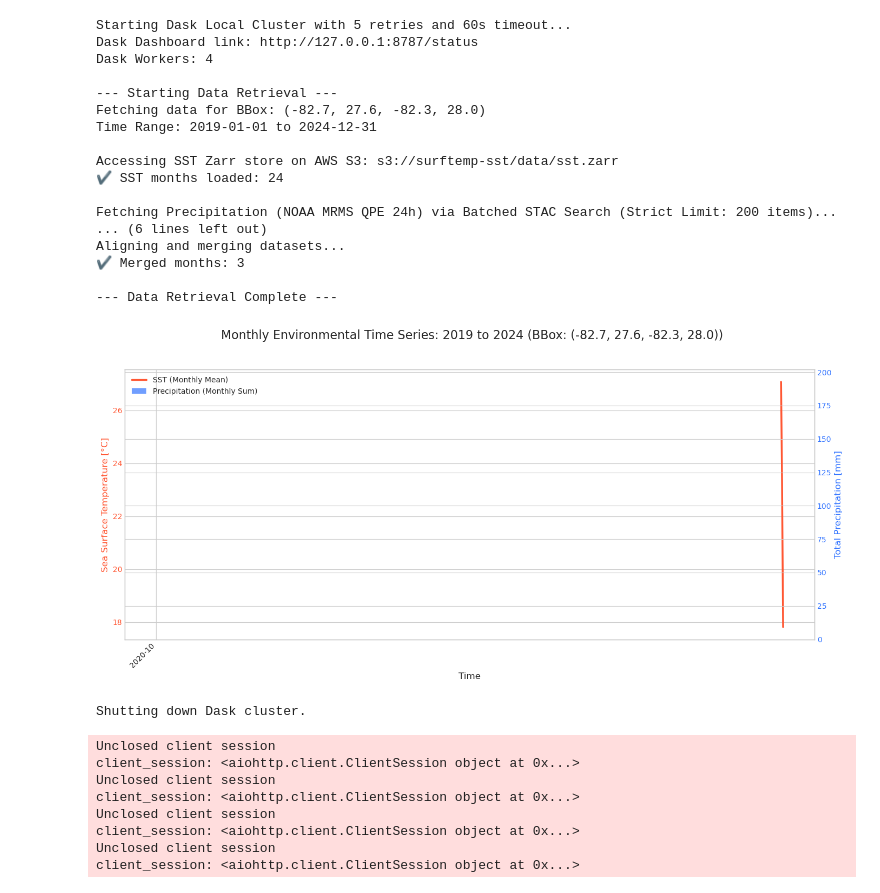
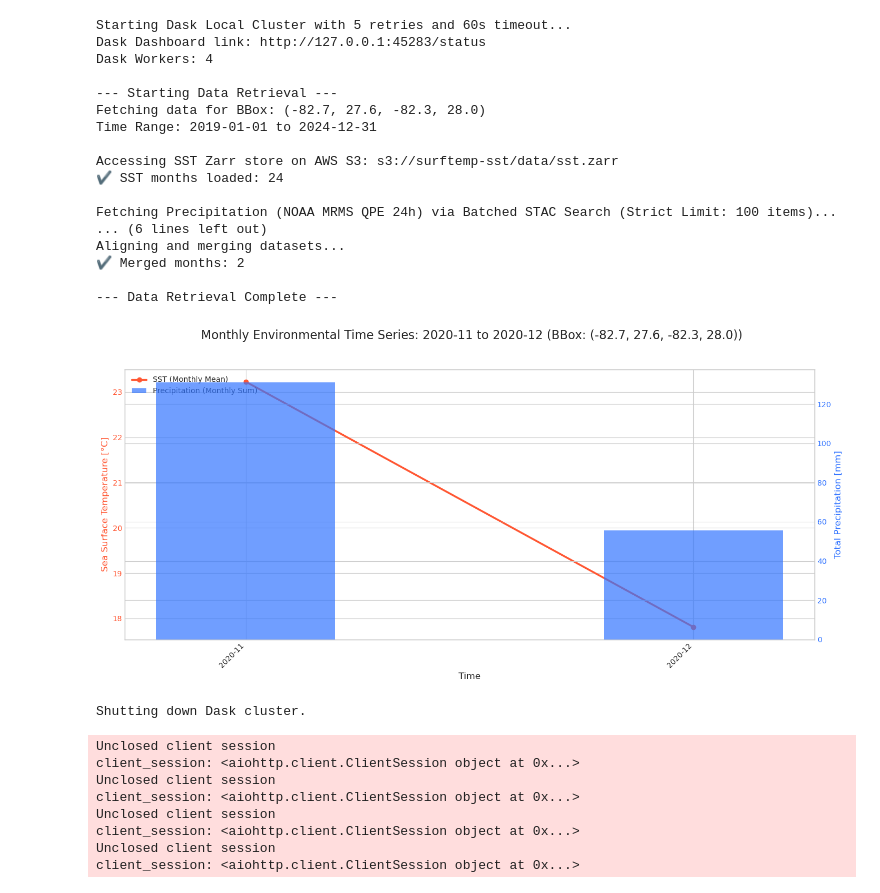
Before and after one commit to Gracey0201/tampa-bay-water-quality, a Jupyter notebook: Notebook.ipynb, the cells around one changed output. Cells and saved outputs as stored; diff of their text form; code cells hidden in the pictures.

```diff
--- a/Notebook.ipynb
+++ b/Notebook.ipynb
@@ -12,7 +12,7 @@ env = environmental_variables(
 )
 # %%
 # ======================================================================
-# BLOCK 1: Setup, Dask Initialization, and Data Retrieval (Modular Limit)
+# BLOCK 1: Setup, Dask Initialization, and Data Retrieval (Modular Limit 100)
 # ======================================================================
 
 # 1. Imports
@@ -23,7 +23,7 @@ from dask.distributed import Client, LocalCluster, config
 import warnings
 import atexit
 
-# Make sure your env_function.py is updated!
+# Make sure your env_function.py is the modular version!
 from env_function import environmental_variables
 
 # Suppress warnings
@@ -64,8 +64,8 @@ bbox_new = (-82.7, 27.6, -82.3, 28.0)
 start_date = "2019-01-01"
 end_date = "2024-12-31"
 
-# --- FIX: Define the item limit here in the notebook ---
-PRECIP_ITEM_LIMIT = 200
+# --- FIX: Define the item limit here in the notebook (REDUCED TO 100) ---
+PRECIP_ITEM_LIMIT = 100
 
 # ----------------------------------------------------------------------
 # 4. Call the Environmental Data Function and Load Data
@@ -85,7 +85,7 @@ if client:
         start_date,
         end_date,
         variables=["sst", "precip"],
-        max_items=PRECIP_ITEM_LIMIT # <--- Passing the limit here
+        max_items=PRECIP_ITEM_LIMIT # <--- Passing the reduced limit here
     )
 
     sst_ts = env_data.get("sst")
@@ -96,7 +96,7 @@ else:
     print("\nSkipping data retrieval because Dask client failed to start.")
 # %% [output]
 Starting Dask Local Cluster with 5 retries and 60s timeout...
-Dask Dashboard link: http://127.0.0.1:8787/status
+Dask Dashboard link: http://127.0.0.1:45283/status
 Dask Workers: 4
 
 --- Starting Data Retrieval ---
@@ -106,15 +106,15 @@ Time Range: 2019-01-01 to 2024-12-31
 Accessing SST Zarr store on AWS S3: s3://surftemp-sst/data/sst.zarr
 ✔ SST months loaded: 24
 
-Fetching Precipitation (NOAA MRMS QPE 24h) via Batched STAC Search (Strict Limit: 200 items)...
+Fetching Precipitation (NOAA MRMS QPE 24h) via Batched STAC Search (Strict Limit: 100 items)...
 ... (6 lines left out)
 Aligning and merging datasets...
-✔ Merged months: 3
+✔ Merged months: 2
 
 --- Data Retrieval Complete ---
 # %%
 # ======================================================================
-# BLOCK 2: Plotting and Dask Cleanup (FIXED)
+# BLOCK 2: Plotting and Dask Cleanup (SIMPLIFIED X-AXIS FIX)
 # ======================================================================
 
 # Note: This block relies on 'sst_ts', 'precip_ts', and 'client' from Block 1.
@@ -126,81 +126,76 @@ Aligning and merging datasets...
 if sst_ts is not None and precip_ts is not None:
     plt.style.use('seaborn-v0_8-whitegrid')
 
+    # 1. Create the figure and main axis (ax1)
     fig, ax1 = plt.subplots(figsize=(14, 7))
-    # Using the date variables from Block 1
-    fig.suptitle(f'Monthly Environmental Time Series: {start_date[:4]} to {end_date[:4]} (BBox: {bbox_new})', fontsize=16)
 
-    # --- Plot SST on the primary Y-axis (ax1) ---
-    sst_ts.plot(ax=ax1, color='#FF5733', linewidth=2.5, label='SST (Monthly Mean)')
+    # Use the 'merged months' size for the title range
+    time_start = sst_ts.time.min().dt.strftime('%Y-%m').item()
+    time_end = sst_ts.time.max().dt.strftime('%Y-%m').item()
+
+    fig.suptitle(
+        f'Monthly Environmental Time Series: {time_start} to {time_end} (BBox: {bbox_new})',
+        fontsize=16
+    )
+
+    # 2. Plot SST on the primary Y-axis (ax1)
+    # Convert time to datetime objects for reliable plotting
+    time_points = sst_ts.time.dt.strftime('%Y-%m').to_numpy()
+
+    ax1.plot(time_points, sst_ts.to_numpy(), color='#FF5733', linewidth=2.5, marker='o', label='SST (Monthly Mean)', zorder=2)
     ax1.set_ylabel('Sea Surface Temperature [°C]', color='#FF5733', fontsize=12)
     ax1.tick_params(axis='y', labelcolor='#FF5733')
     ax1.set_xlabel('Time', fontsize=12)
     ax1.set_title('')
 
-    # --- Plot Precipitation on the secondary Y-axis (ax2) ---
+    # 3. Plot Precipitation on the secondary Y-axis (ax2)
     ax2 = ax1.twinx()
 
-    # *** FIX HERE: Using Matplotlib's ax2.bar instead of Xarray's precip_ts.plot.bar ***
-    # 1. Get the monthly indices for bar placement
-    x_indices = range(len(precip_ts.time.to_numpy()))
-
-    # 2. Plot the data using the bar function
+    # Use the same time points for alignment, but plot as a bar chart
     bar_plot = ax2.bar(
-        x_indices,
-        precip_ts.to_numpy(), # Use the raw numpy data for Matplotlib
-        width=0.8,
+        time_points,
+        precip_ts.to_numpy(),
+        width=0.4, # Adjusted width to clearly show discrete bars
         color='#3375FF',
         alpha=0.7,
         label='Precipitation (Monthly Sum)',
-        zorder=0 # Ensure bars are behind the line plot
+        zorder=1
     )
-    # *** END FIX ***
 
     ax2.set_ylabel('Total Precipitation [mm]', color='#3375FF', fontsize=12)
     ax2.tick_params(axis='y', labelcolor='#3375FF')
 
-    # --- Formatting the X-Axis ---
-    # Use the SST index for consistent ticks (since they are aligned via join="inner")
-    time_index = sst_ts.time.dt.strftime('%Y-%m').to_numpy()
+    # 4. Format the X-Axis
+    # Force the X-axis to display all labels, centered on the bar/point
+    ax1.set_xticks(time_points)
+    ax1.set_xticklabels(time_points, rotation=45, ha='right', fontsize=10)
 
-    # Set bar locations as ticks, then label them every 6th month
-    ax1.set_xticks(range(len(time_index)))
-    ax1.set_xticklabels(time_index, rotation=45, ha='right', fontsize=10)
-
-    # Only show a label every 6 months to prevent clutter
-    for i, label in enumerate(ax1.get_xticklabels()):
-        if i % 6 != 0:
-            label.set_visible(False)
-
-    # Add a legend
-    # For the bar plot, we need to manually pass the bar handle (bar_plot)
+    # 5. Add a legend
     line_handles, line_labels = ax1.get_legend_handles_labels()
-
-    # Create the handle for the bar plot
     bar_handle = [bar_plot]
     bar_label = ['Precipitation (Monthly Sum)']
 
     ax1.legend(line_handles + bar_handle, line_labels + bar_label, loc='upper left')
 
     fig.tight_layout(rect=[0, 0.03, 1, 0.95])
     plt.show()
 
 else:
     print("\nCould not generate plot because one or both datasets failed to load.")
     if sst_ts is not None: print(f"SST size: {sst_ts.time.size} months")
     if precip_ts is not None: print(f"Precipitation size: {precip_ts.time.size} months")
 
 
 # ----------------------------------------------------------------------
 # 6. Stop Dask Cluster
 # ----------------------------------------------------------------------
 if client and not client.status == 'closed':
     print("\nShutting down Dask cluster.")
     client.close()
     if cluster:
         cluster.close()
 # %% [output]
-[figure, old version]
+[figure, new version]
 Shutting down Dask cluster.
 Unclosed client session
 client_session: <aiohttp.client.ClientSession object at 0x...>
```
